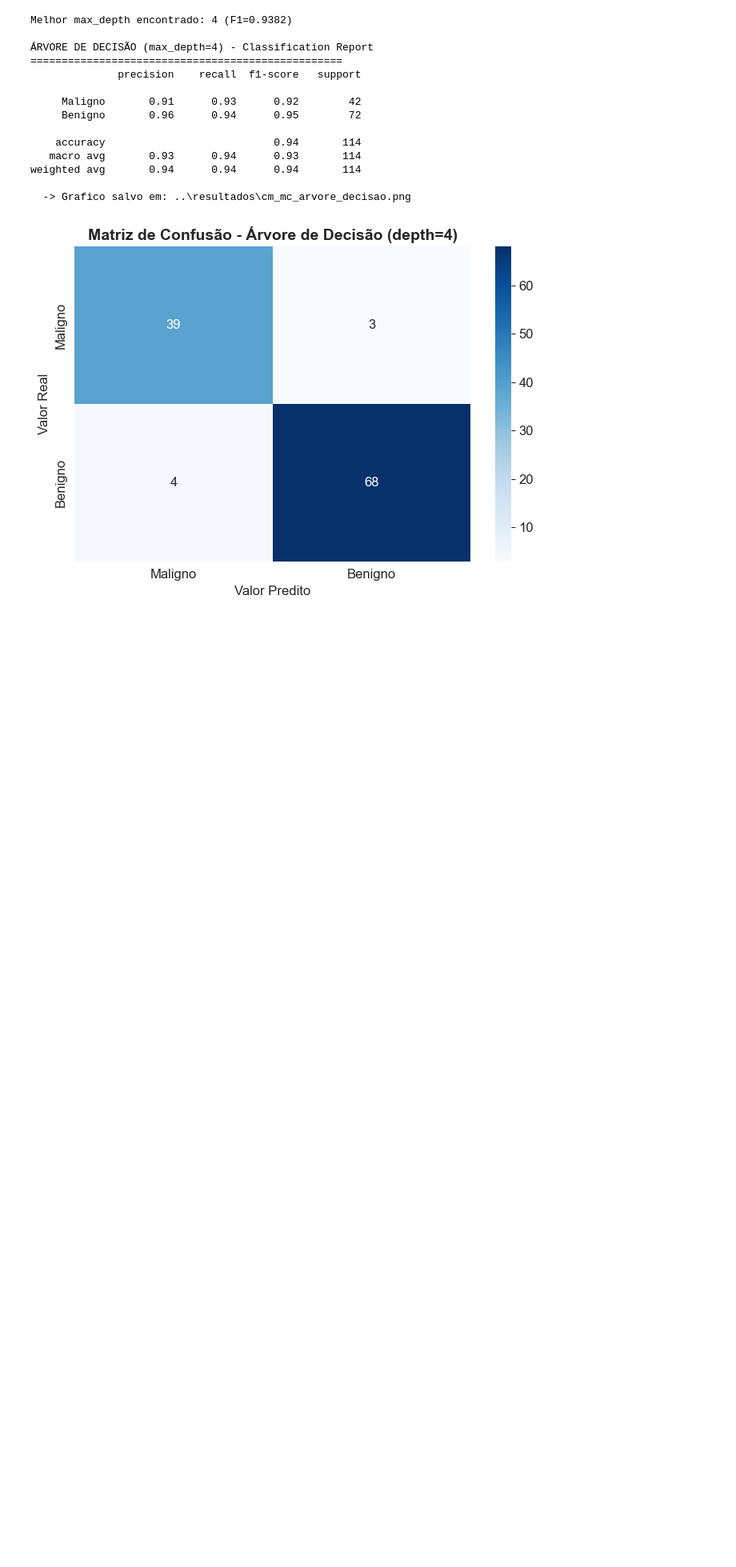
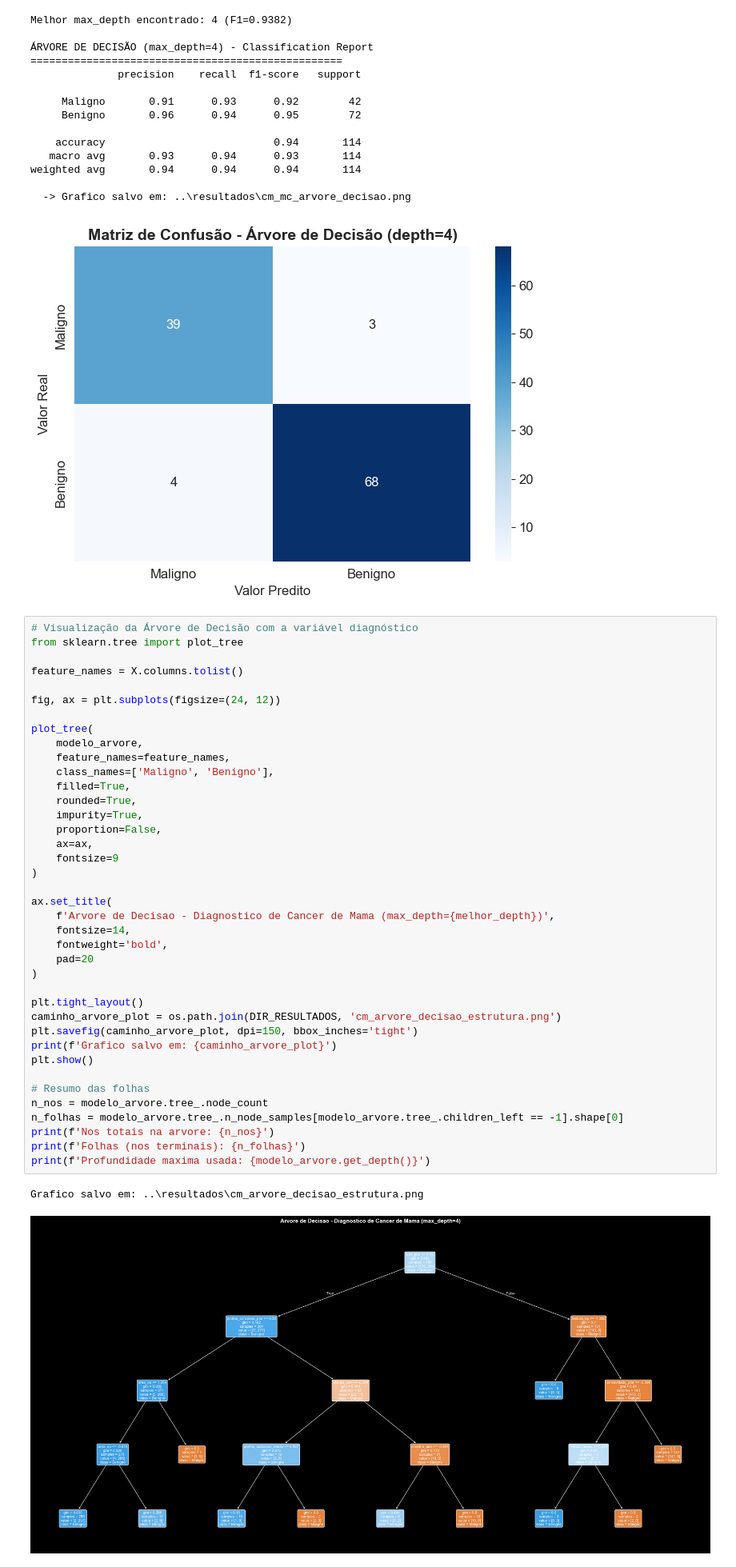
Before and after one commit to netomantonio/tech-challenge-1, a Jupyter notebook: notebooks/01_cancer_mama.ipynb, the cells around one changed output. Shown at 80% size. Saved outputs shown, nothing was run; the diff lists cells and outputs as text; blank space fills up the shorter version.

```diff
--- a/notebooks/01_cancer_mama.ipynb
+++ b/notebooks/01_cancer_mama.ipynb
@@ -1155,3 +1354,45 @@ weighted avg       0.94      0.94      0.94       114
 
   -> Grafico salvo em: ..\resultados\cm_mc_arvore_decisao.png
 [figure]
+# %%
+# Visualização da Árvore de Decisão com a variável diagnóstico
+from sklearn.tree import plot_tree
+
+feature_names = X.columns.tolist()
+
+fig, ax = plt.subplots(figsize=(24, 12))
+
+plot_tree(
+    modelo_arvore,
+    feature_names=feature_names,
+    class_names=['Maligno', 'Benigno'],
+    filled=True,
+    rounded=True,
+    impurity=True,
+    proportion=False,
+    ax=ax,
+    fontsize=9
+)
+
+ax.set_title(
+    f'Arvore de Decisao - Diagnostico de Cancer de Mama (max_depth={melhor_depth})',
+    fontsize=14,
+    fontweight='bold',
+    pad=20
+)
+
+plt.tight_layout()
+caminho_arvore_plot = os.path.join(DIR_RESULTADOS, 'cm_arvore_decisao_estrutura.png')
+plt.savefig(caminho_arvore_plot, dpi=150, bbox_inches='tight')
+print(f'Grafico salvo em: {caminho_arvore_plot}')
+plt.show()
+
+# Resumo das folhas
+n_nos = modelo_arvore.tree_.node_count
+n_folhas = modelo_arvore.tree_.n_node_samples[modelo_arvore.tree_.children_left == -1].shape[0]
+print(f'Nos totais na arvore: {n_nos}')
+print(f'Folhas (nos terminais): {n_folhas}')
+print(f'Profundidade maxima usada: {modelo_arvore.get_depth()}')
+# %% [output]
+Grafico salvo em: ..\resultados\cm_arvore_decisao_estrutura.png
+[figure, added]
```
Also changed, not shown: parts of 7 cells of this notebook.
